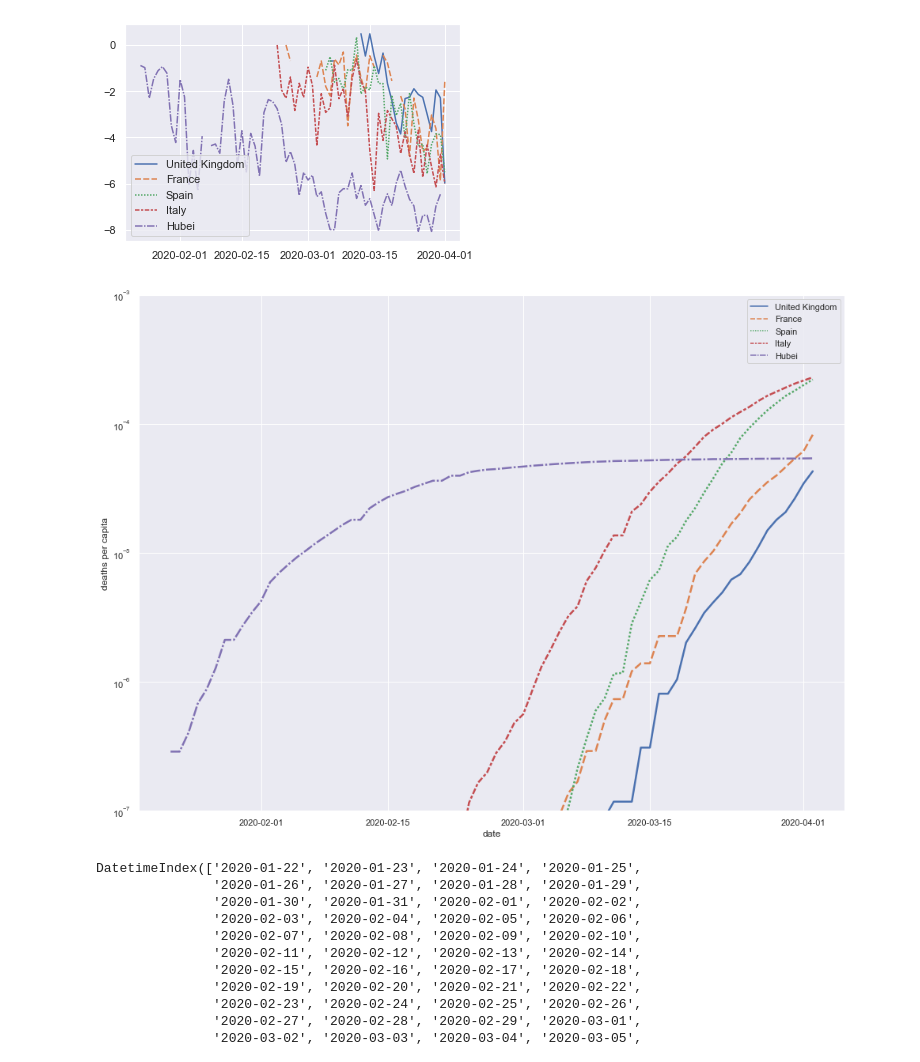
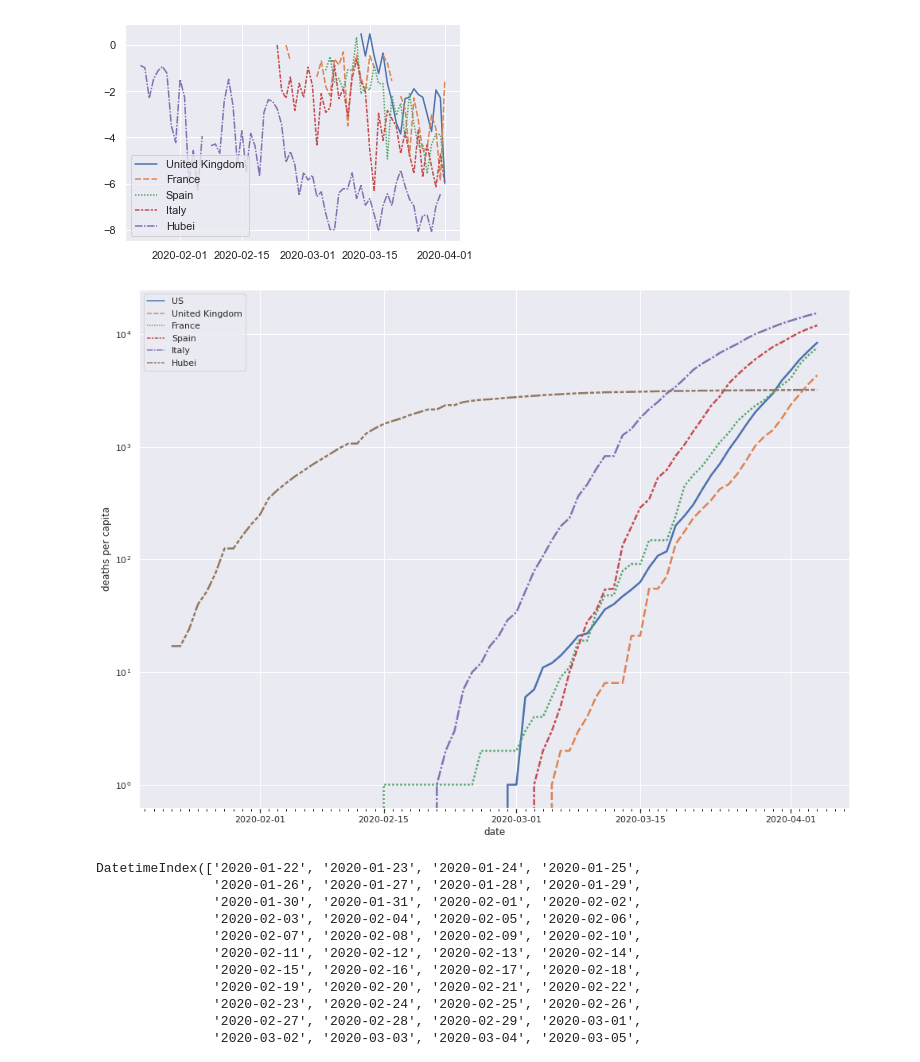
Before and after one commit to dpwm/covid19-analysis, a Jupyter notebook: Coronavirus Deaths.ipynb, the cells around one changed output. Drawn from its saved outputs; the diff is of its cells as text; code cells hidden in the pictures.

```diff
--- a/Coronavirus Deaths.ipynb
+++ b/Coronavirus Deaths.ipynb
@@ -65,20 +101,20 @@ sns.lineplot(data=d2n)
 [figure]
 # %%
 plt.figure(figsize=(16,12))
-plt.ylim(1e-7, 1e-3)
+# plt.ylim(1e-7, 1e-3)
 # plt.ylim(100, 100000)
 plt.xlabel('date')
 plt.ylabel('deaths per capita')
 minorLocator = matplotlib.ticker.MultipleLocator(1)
 
 sns.set_style("darkgrid")
 sns.set()
 plt.rcParams.update({"xtick.bottom" : True, "ytick.left" : False})
-g = sns.lineplot(data=data, linewidth=2.5)
+g = sns.lineplot(data=rawdata, linewidth=2.5)
 g.xaxis.set_minor_locator(minorLocator)
 g.set_yscale('log')
 # %% [output]
-[figure, old version]
+[figure, new version]
 # %%
 # %% [output]
 DatetimeIndex(['2020-01-22', '2020-01-23', '2020-01-24', '2020-01-25',
```
Also changed, not shown: parts of 6 cells of this notebook, 2 other files.
